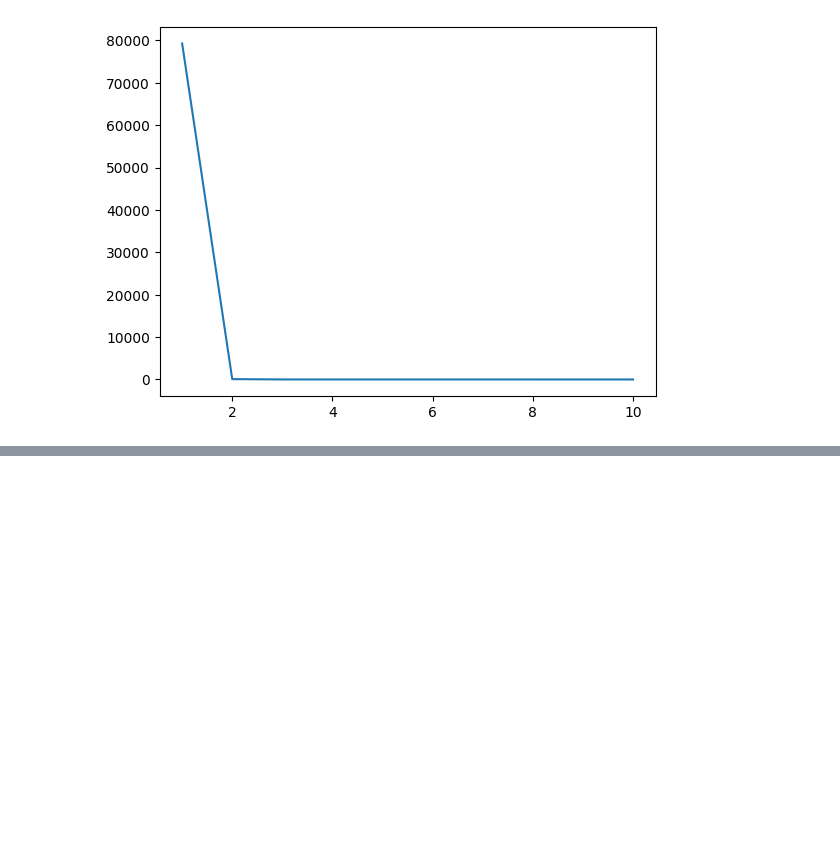
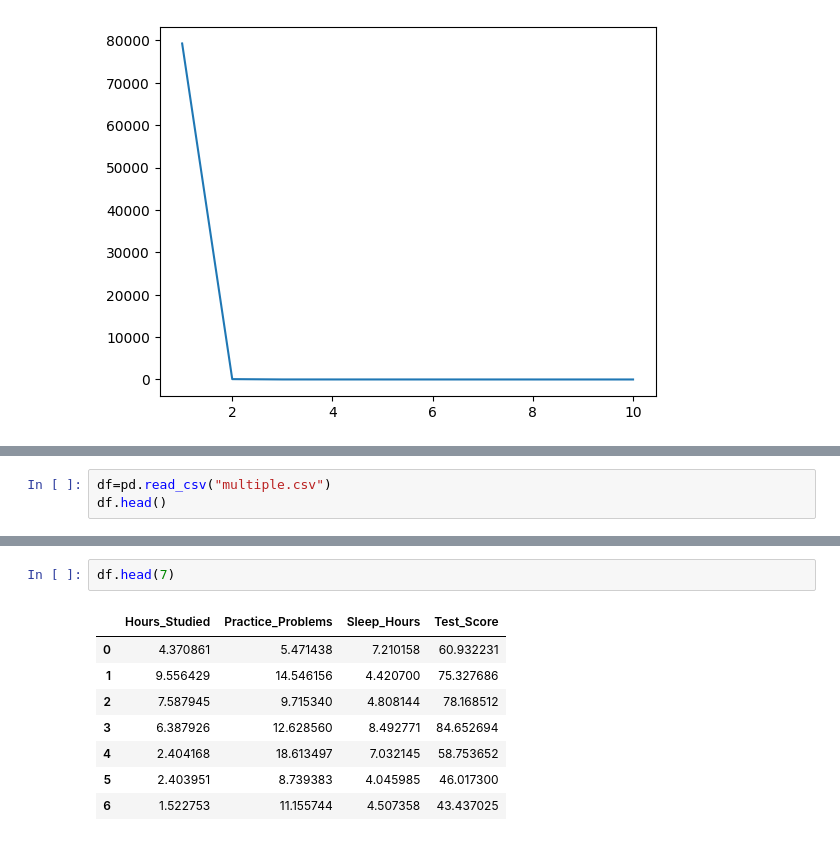
Before and after one commit to bdipesh3045/356-Days-Of-Data-Science, a Jupyter notebook: Gradient_Descent.ipynb, the cells around one changed output, grey strips where cells are left out. Saved outputs shown, nothing was run; the diff lists cells and outputs as text; blank space fills up the shorter version.

```diff
--- a/Gradient_Descent.ipynb
+++ b/Gradient_Descent.ipynb
@@ -92,0 +78,3 @@ plt.plot(data[:10],costy[:10])
+# %%
+df=pd.read_csv("multiple.csv")
+df.head()
@@ -92,0 +186,11 @@ plt.plot(data[:10],costy[:10])
+# %%
+df.head(7)
+# %% [output]
+|  | Hours_Studied | Practice_Problems | Sleep_Hours | Test_Score |
+| 0 | 4.370861 | 5.471438 | 7.210158 | 60.932231 |
+| 1 | 9.556429 | 14.546156 | 4.420700 | 75.327686 |
+| 2 | 7.587945 | 9.715340 | 4.808144 | 78.168512 |
+| 3 | 6.387926 | 12.628560 | 8.492771 | 84.652694 |
+| 4 | 2.404168 | 18.613497 | 7.032145 | 58.753652 |
+| 5 | 2.403951 | 8.739383 | 4.045985 | 46.017300 |
+| 6 | 1.522753 | 11.155744 | 4.507358 | 43.437025 |
```
Also changed, not shown: parts of 12 cells of this notebook.
